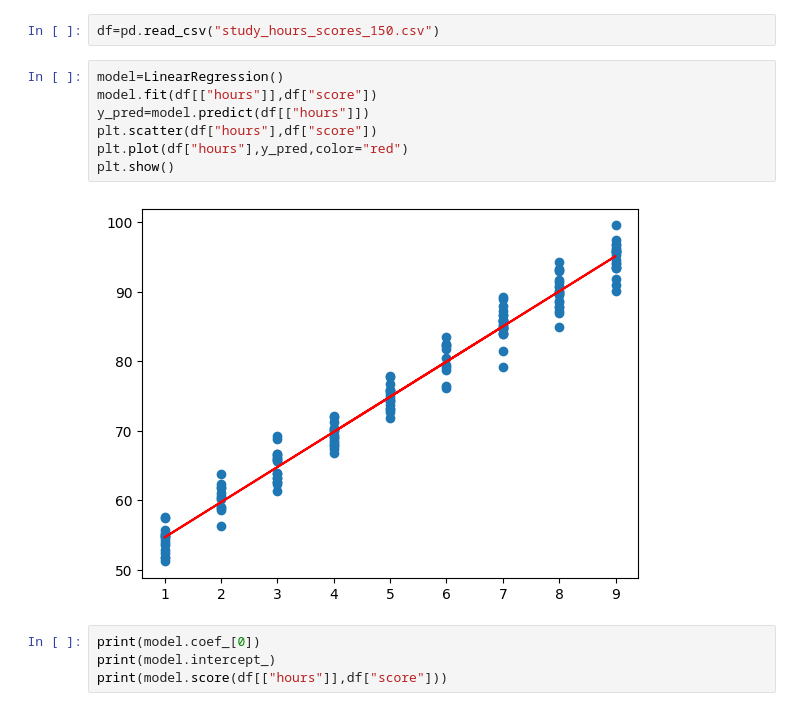
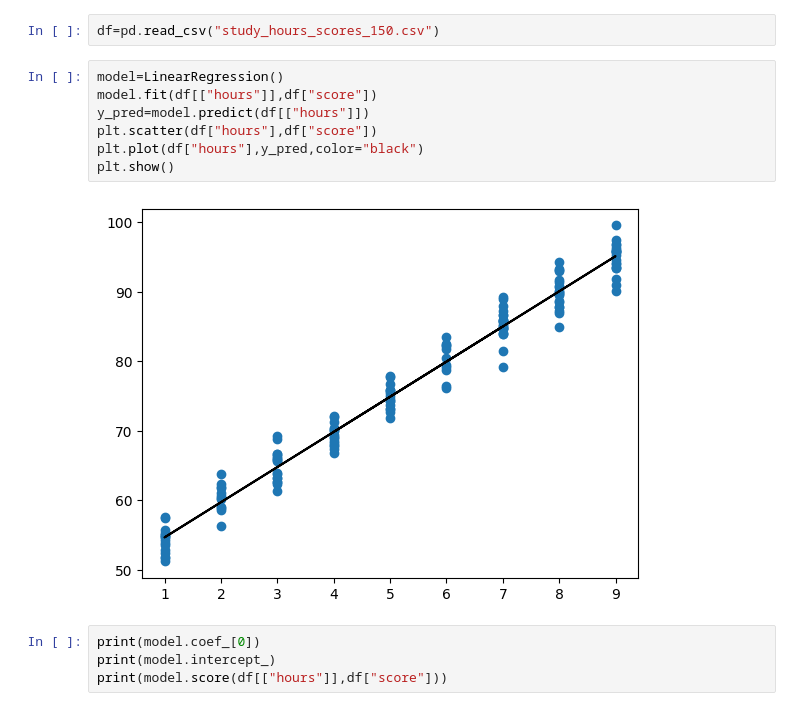
Before and after one commit to YUVASHRI-25/linear-regression, a Jupyter notebook: code.ipynb, the cells around one changed output. Saved outputs shown, nothing was run; the diff lists cells and outputs as text.

```diff
--- a/code.ipynb
+++ b/code.ipynb
@@ -10,12 +10,12 @@ df=pd.read_csv("study_hours_scores_150.csv")
 # %%
 model=LinearRegression()
 model.fit(df[["hours"]],df["score"])
 y_pred=model.predict(df[["hours"]])
 plt.scatter(df["hours"],df["score"])
-plt.plot(df["hours"],y_pred,color="red")
+plt.plot(df["hours"],y_pred,color="black")
 plt.show()
 # %% [output]
-[figure, old version]
+[figure, new version]
 # %%
 print(model.coef_[0])
 print(model.intercept_)
```
Also changed, not shown: parts of 3 cells of this notebook.
